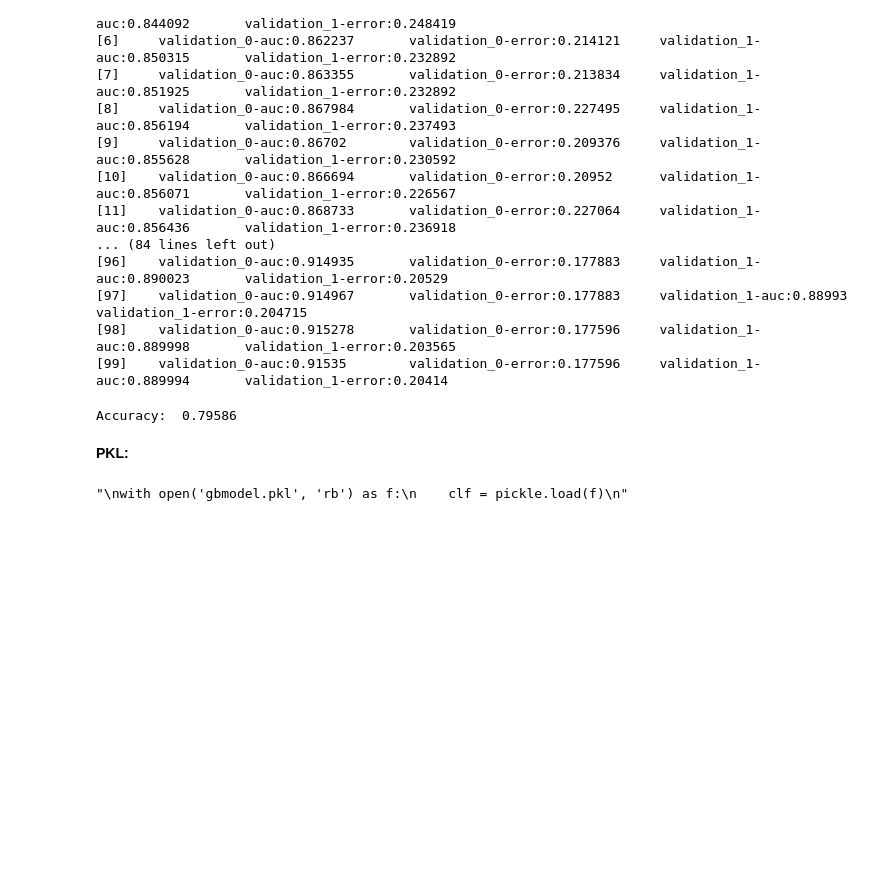
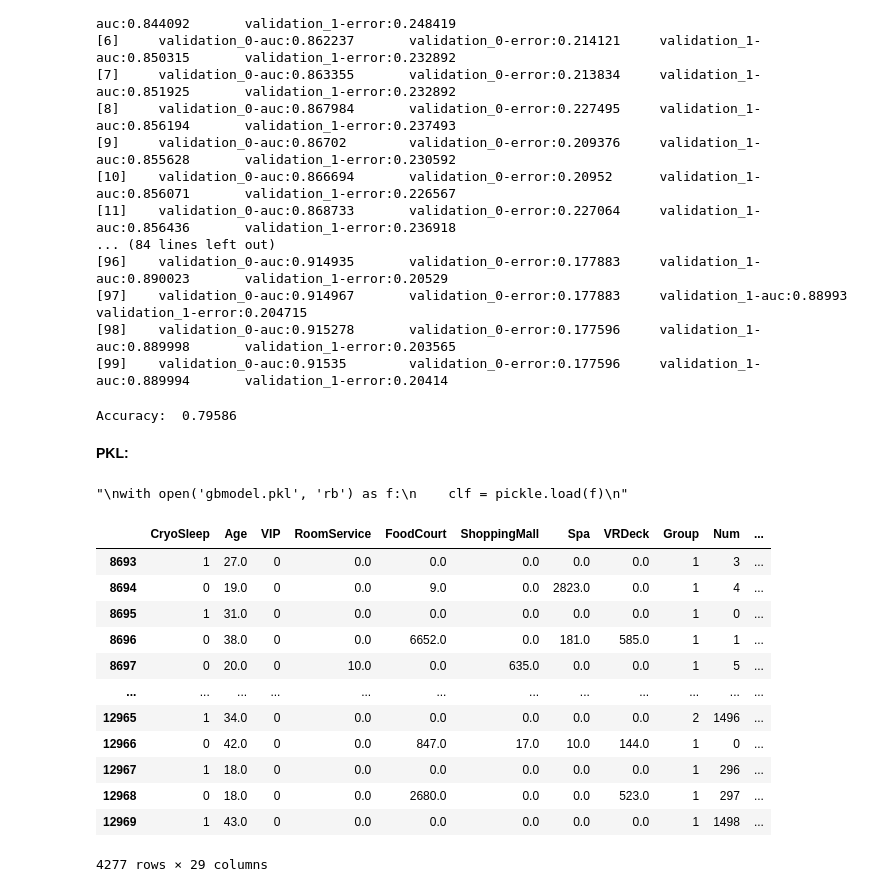
Before and after one commit to abhishekmani12/Kaggle, a Jupyter notebook: Spaceship_Titanic/Spaceship_Titanic_Model.ipynb, the cells around one changed output. Drawn from its saved outputs; the diff is of its cells as text; code cells hidden in the pictures; blank space fills up the shorter version.

```diff
--- a/Spaceship_Titanic/Spaceship_Titanic_Model.ipynb
+++ b/Spaceship_Titanic/Spaceship_Titanic_Model.ipynb
@@ -207,0 +230,16 @@ with open('gbmodel.pkl', 'rb') as f:
+# %%
+test
+# %% [output]
+|  | CryoSleep | Age | VIP | RoomService | FoodCourt | ShoppingMall | Spa | VRDeck | Group | Num | ... |
+| 8693 | 1 | 27.0 | 0 | 0.0 | 0.0 | 0.0 | 0.0 | 0.0 | 1 | 3 | ... |
+| 8694 | 0 | 19.0 | 0 | 0.0 | 9.0 | 0.0 | 2823.0 | 0.0 | 1 | 4 | ... |
+| 8695 | 1 | 31.0 | 0 | 0.0 | 0.0 | 0.0 | 0.0 | 0.0 | 1 | 0 | ... |
+| 8696 | 0 | 38.0 | 0 | 0.0 | 6652.0 | 0.0 | 181.0 | 585.0 | 1 | 1 | ... |
+| 8697 | 0 | 20.0 | 0 | 10.0 | 0.0 | 635.0 | 0.0 | 0.0 | 1 | 5 | ... |
+| ... | ... | ... | ... | ... | ... | ... | ... | ... | ... | ... | ... |
+| 12965 | 1 | 34.0 | 0 | 0.0 | 0.0 | 0.0 | 0.0 | 0.0 | 2 | 1496 | ... |
+| 12966 | 0 | 42.0 | 0 | 0.0 | 847.0 | 17.0 | 10.0 | 144.0 | 1 | 0 | ... |
+| 12967 | 1 | 18.0 | 0 | 0.0 | 0.0 | 0.0 | 0.0 | 0.0 | 1 | 296 | ... |
+| 12968 | 0 | 18.0 | 0 | 0.0 | 2680.0 | 0.0 | 0.0 | 523.0 | 1 | 297 | ... |
+| 12969 | 1 | 43.0 | 0 | 0.0 | 0.0 | 0.0 | 0.0 | 0.0 | 1 | 1498 | ... |
+4277 rows × 29 columns
```
Also changed, not shown: parts of 4 cells of this notebook.
